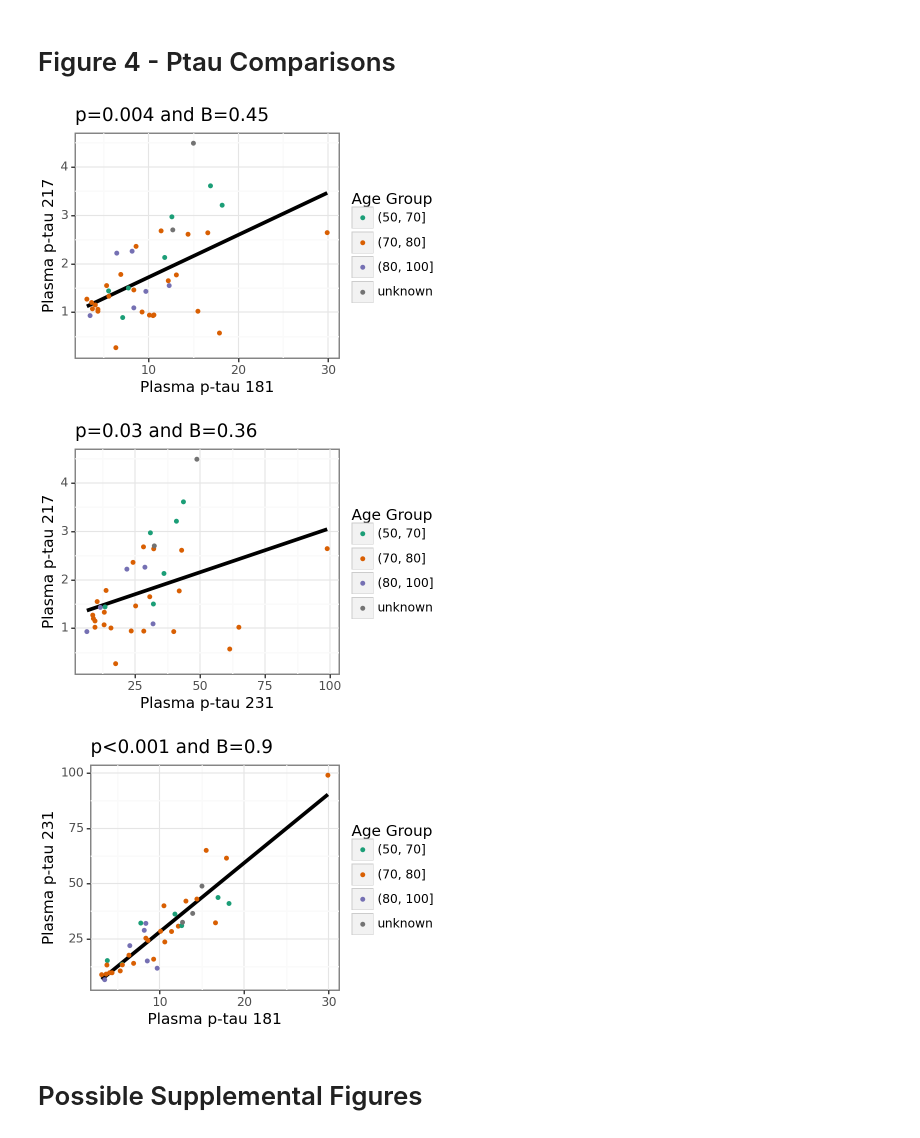
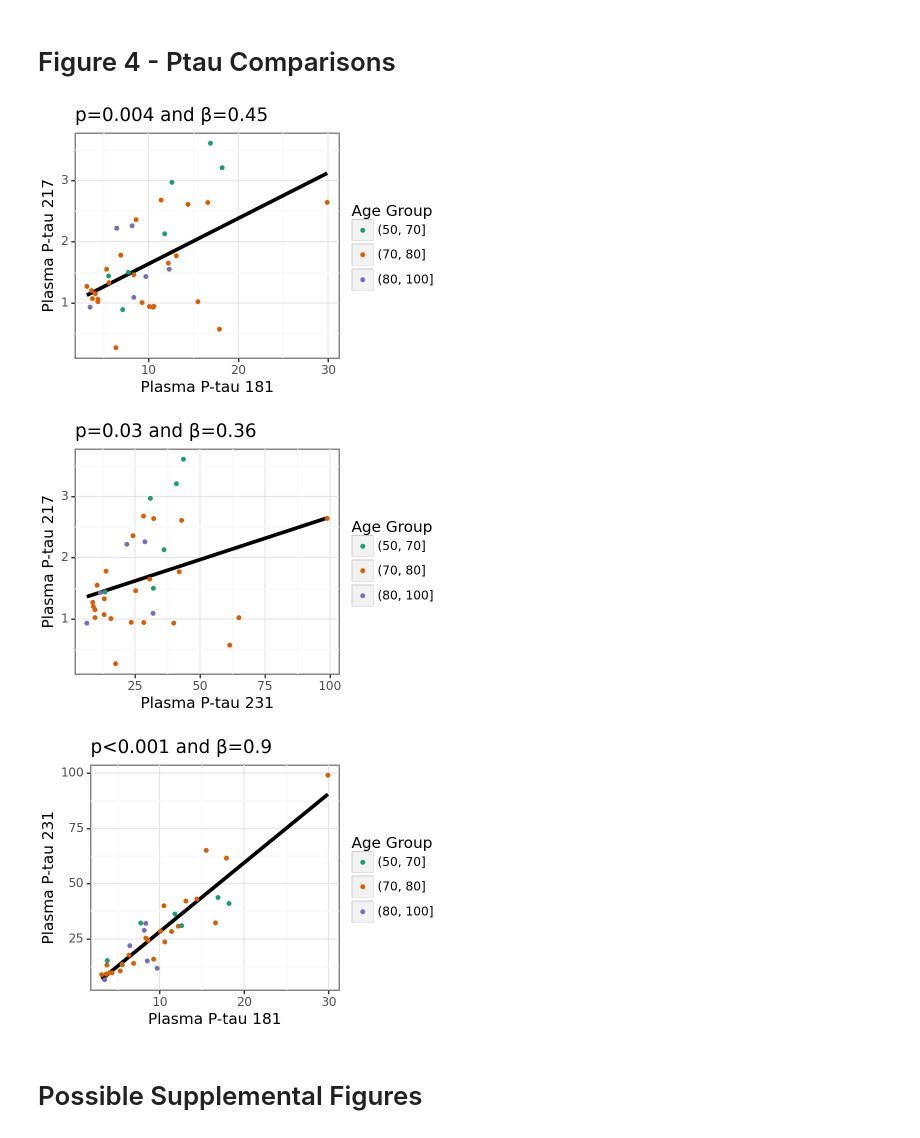
Before and after one commit to lnkoenig/ptau-217-and-FDG-PET-AD---official-copy, a Jupyter notebook: 08_paper_graphs.ipynb, the cells around one changed output. Cells and saved outputs as stored; diff of their text form; code cells hidden in the pictures.

```diff
--- a/08_paper_graphs.ipynb
+++ b/08_paper_graphs.ipynb
@@ -61,6 +61,8 @@ all_data['pTau217_bin'] = pd.cut(all_data['pTau217'], [0.2, 1.1, 2, 4.5]).astype
 all_data['GFAP_bin'] = pd.cut(all_data['GFAP'], [75, 175, 275, 475]).astype('str').str.replace('nan', 'unknown')
 all_data['NFL_bin'] = pd.cut(all_data['NFL'], [15, 30, 45, 90]).astype('str').str.replace('nan', 'unknown')
 all_data['VOL_Hip_z_bin'] = pd.cut(all_data['VOL_Hip_z'], [-5.4, -2.7, -1.2, 1.3]).astype('str').str.replace('nan', 'unknown')
+# %%
+all_data = all_data[all_data['age'].notna()]
 # %%
 def pval_rounder(pval):
     if (pval < 0.001):
@@ -86,9 +88,14 @@ def real_name(var):
     elif (var == 'Ab42_40') : var_str = 'Plasma Amyloid-Beta 42/40'
     elif (var == 'GFAP') : var_str = 'Plasma GFAP'
     elif (var == 'NFL') : var_str = 'Plasma NFL'
-    elif (var == 'pTau181') : var_str = 'Plasma p-tau 181'
-    elif (var == 'pTau217') : var_str = 'Plasma p-tau 217'
-    elif (var == 'pTau231') : var_str = 'Plasma p-tau 231'
+    elif (var == 'pTau181') : var_str = 'Plasma P-tau 181'
+    elif (var == 'pTau217') : var_str = 'Plasma P-tau 217'
+    elif (var == 'pTau231') : var_str = 'Plasma P-tau 231'
+    elif (var == 'Ab42_40_bin') : var_str = 'Plasma Amyloid-Beta\n42/40 Group\n'
+    elif (var == 'pTau217_bin') : var_str = 'Plasma p-tau\n217 Group\n'
+    elif (var == 'GFAP_bin') : var_str = 'Plasma\nGFAP Group\n'
+    elif (var == 'NFL_bin') : var_str = 'Plasma\nNFL Group\n'
+
     elif (var == 'MTL_gm') : var_str = 'Medial Temporal Lobe FDG'
     elif (var == 'SensMot_gm') : var_str = 'Sensorimotor Cortex FDG'
     elif (var == 'FRONTAL_gm') : var_str = 'Frontal Cortex FDG'
@@ -98,6 +105,7 @@ def real_name(var):
     elif (var == 'Temp_gm') : var_str = 'Temporal Cortex FDG'
     elif (var == 'Paracentral_gm') : var_str = 'Paracentral Cortex FDG'
     elif (var == 'PostCing_gm') : var_str = 'Posterior cingulate Cortex FDG'
+
     elif (var == 'adascogtotal') : var_str = 'Alzheimer\'s Disease Assessment Scale – Cognitive Subscale (ADAS‐cog)'
     elif (var == 'bvrt') : var_str = 'Benton Visual Retention Test'
     elif (var == 'dstotal') : var_str = 'Digit Span Test'
@@ -109,6 +117,7 @@ def real_name(var):
     elif (var == 'adltotal') : var_str = 'ADCS Activities of Daily Living (ADL) Scale'
     elif (var == 'npitotal') : var_str = 'Neuropsychiatric Inventory (NPI)'
     elif (var == 'gds') : var_str = 'Geriatric Depression Scale'
+
     elif (var == 'VOL_Precun_Lz') : var_str = 'Left Precuneus Volume z-score'
     elif (var == 'VOL_Precun_Rz') : var_str = 'Right Precuneus Volume z-score'
     elif (var == 'VOL_InfPar_Lz') : var_str = 'Left Inferior Parietal Volume z-score'
@@ -120,6 +129,10 @@ def real_name(var):
     elif (var == 'VOL_Inf_Mid_Fus_Temp_Rz') : var_str = 'Right Inferior Middle Fusiform and Temporal Cortex z-score'
     elif (var == 'VOL_MidFront_Rz') : var_str = 'Right Middle Frontal Cortex z-score'
     elif (var == 'VOL_MidFront_Lz') : var_str = 'Left Middle Frontal Cortex z-score'
+    elif (var == 'VOL_Hip_z_bin') : var_str = 'Average\nHippocampal\nz-score Group\n\n'
+    elif (var == 'VOL_InfParSupra_Lz') : var_str = 'Left Inferior Parietal +\nSupramariginal Gyrus\nz-score'
+    elif (var == 'VOL_ParaHip_Lz') : var_str = 'Left Parahippocampal\nGyrus z-score'
+
     elif (var == 'age') : var_str = 'Age'
     elif (var == 'Education_years') : var_str = 'Years of Education'
     elif (var == 'sex') : var_str = 'Sex'
@@ -128,11 +141,8 @@ def real_name(var):
     elif (var == 'age_decade2') : var_str = 'Age Group'
     elif (var == 'MMSE_bin') : var_str = 'MMSE Group'
     elif (var == 'cdrsum_bin') : var_str = 'CDR Group'
-    elif (var == 'Ab42_40_bin') : var_str = 'Plasma Amyloid-Beta\n42/40 Group\n'
-    elif (var == 'pTau217_bin') : var_str = 'Plasma p-tau\n217 Group\n'
-    elif (var == 'GFAP_bin') : var_str = 'Plasma\nGFAP Group\n'
-    elif (var == 'NFL_bin') : var_str = 'Plasma\nNFL Group\n'
-    elif (var == 'VOL_Hip_z_bin') : var_str = 'Average\nHippocampal\nz-score Group\n\n'
+
+
     return var_str
 # %% [markdown]
 # Table 1 - Demographics
@@ -377,45 +441,48 @@ fig_3a =  (
             p9.ggplot(all_data[all_data[[color_group, x_var, y_var]].notna().all(axis = 1)], p9.aes(x = x_var, y = y_var, color = color_group))
             + p9.theme_bw(base_size = 11)
             + p9.geom_smooth(size = 1.5, se = False, alpha = 1, color = 'black', method = 'lm')
+            #+ p9.geom_smooth(size = 1, se = False, alpha = 1, method = 'lm')
             + p9.geom_point(size = 1.0)
-            + p9.labs(title = (pval_rounder(p_value)+ ' and B=' + B_value), x=real_name(x_var), y=real_name(y_var), color=real_name(color_group))
+            + p9.labs(title = (pval_rounder(p_value)+ ' and ' + '\u03B2' + '=' + B_value), x=real_name(x_var), y=real_name(y_var), color=real_name(color_group))
             + p9.scale_color_manual(['#1b9e77', '#d95f02', '#7570b3', '#737373'])
         )
 print(fig_3a)
 
 
 x_var = 'pTau231'
 y_var = 'pTau217'
 p_value = biomarker_relationship_results_log10.loc[biomarker_relationship_results_log10['x_var'].isin([x_var]) & biomarker_relationship_results_log10['y_var'].isin([y_var]), pvals_to_consider[0]].reset_index(drop=True)[0]
 B_value = biomarker_relationship_results_log10.loc[biomarker_relationship_results_log10['x_var'].isin([x_var]) & biomarker_relationship_results_log10['y_var'].isin([y_var]), Bval_to_grab].reset_index(drop=True)[0].round(2).astype('str')
 fig_3b =  (
             p9.ggplot(all_data[all_data[[color_group, x_var, y_var]].notna().all(axis = 1)], p9.aes(x = x_var, y = y_var, color = color_group))
             + p9.theme_bw(base_size = 11)
             + p9.geom_smooth(size = 1.5, se = False, alpha = 1, color = 'black', method = 'lm')
+            #+ p9.geom_smooth(size = 1, se = False, alpha = 1, method = 'lm')
             + p9.geom_point(size = 1.0)
-            + p9.labs(title = (pval_rounder(p_value)+ ' and B=' + B_value), x=real_name(x_var), y=real_name(y_var), color=real_name(color_group))
+            + p9.labs(title = (pval_rounder(p_value)+ ' and ' + '\u03B2' + '=' + B_value), x=real_name(x_var), y=real_name(y_var), color=real_name(color_group))
             + p9.scale_color_manual(['#1b9e77', '#d95f02', '#7570b3', '#737373'])
         )
 print(fig_3b)
 
 
 x_var = 'pTau181'
 y_var = 'pTau231'
 p_value = biomarker_relationship_results_log10.loc[biomarker_relationship_results_log10['x_var'].isin([x_var]) & biomarker_relationship_results_log10['y_var'].isin([y_var]), pvals_to_consider[0]].reset_index(drop=True)[0]
 B_value = biomarker_relationship_results_log10.loc[biomarker_relationship_results_log10['x_var'].isin([x_var]) & biomarker_relationship_results_log10['y_var'].isin([y_var]), Bval_to_grab].reset_index(drop=True)[0].round(2).astype('str')
 fig_3c =  (
             p9.ggplot(all_data[all_data[[color_group, x_var, y_var]].notna().all(axis = 1)], p9.aes(x = x_var, y = y_var, color = color_group))
             + p9.theme_bw(base_size = 11)
             + p9.geom_smooth(size = 1.5, se = False, alpha = 1, color = 'black', method = 'lm')
+            #+ p9.geom_smooth(size = 1, se = False, alpha = 1, method = 'lm')
             + p9.geom_point(size = 1.0)
-            + p9.labs(title = (pval_rounder(p_value)+ ' and B=' + B_value), x=real_name(x_var), y=real_name(y_var), color=real_name(color_group))
+            + p9.labs(title = (pval_rounder(p_value)+ ' and ' + '\u03B2' + '=' + B_value), x=real_name(x_var), y=real_name(y_var), color=real_name(color_group))
             + p9.scale_color_manual(['#1b9e77', '#d95f02', '#7570b3', '#737373'])
         )
 print(fig_3c)
 # %% [output]
-[figure, old version]
+[figure, new version]
-[figure, old version]
+[figure, new version]
-[figure, old version]
+[figure, new version]
 # %% [markdown]
 # Possible Supplemental Figures
 # %% [markdown]
```
Also changed, not shown: parts of 13 cells of this notebook.
